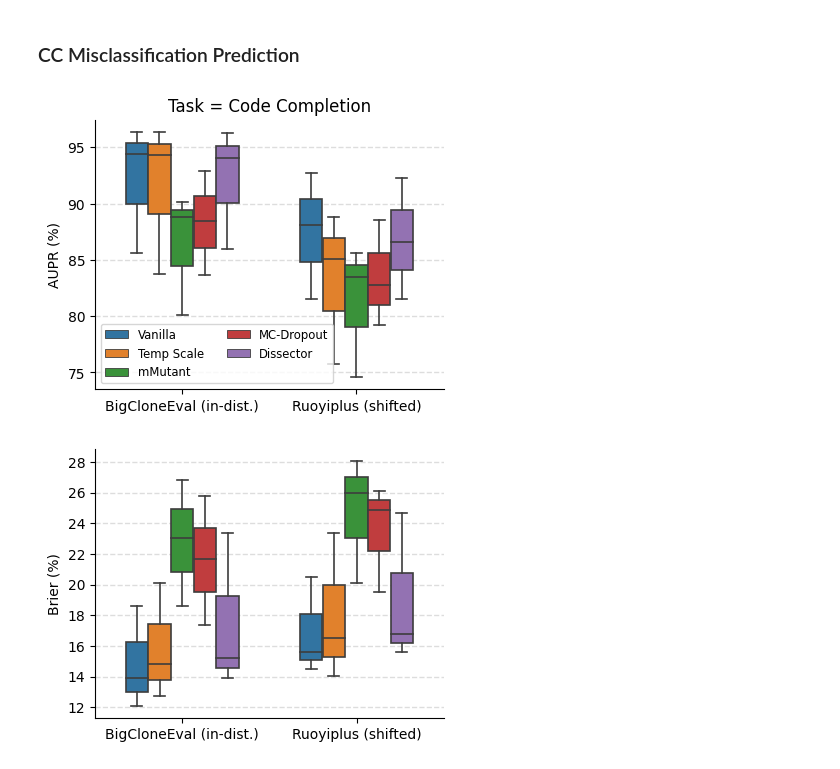
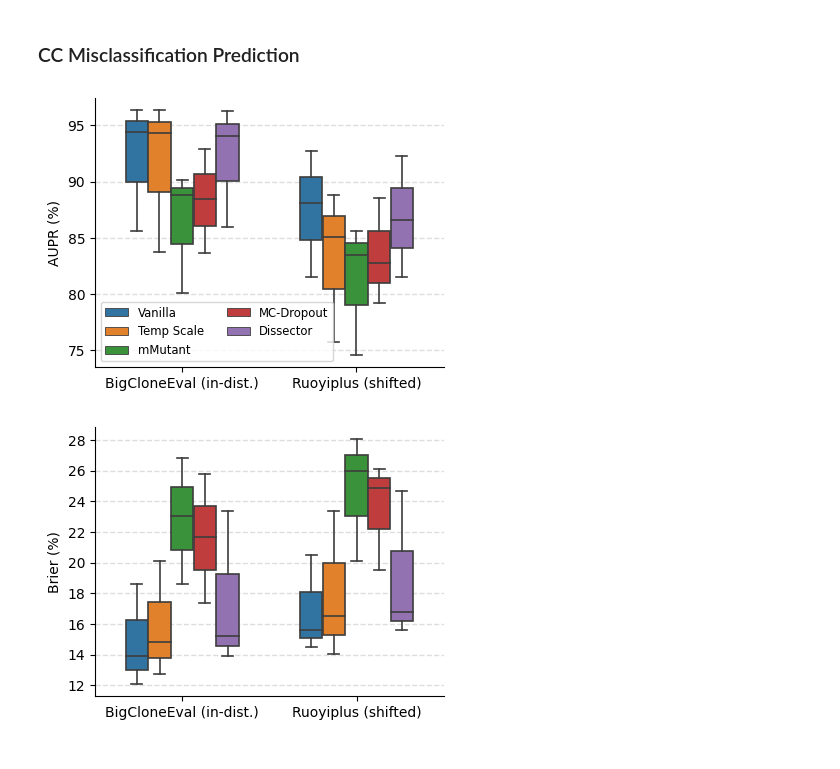
Before and after one commit to yul091/UncertaintyPL, a Jupyter notebook: notebooks/case_study.ipynb, the cells around one changed output. Saved outputs shown, nothing was run; the diff lists cells and outputs as text; code cells hidden in the pictures.

```diff
--- a/notebooks/case_study.ipynb
+++ b/notebooks/case_study.ipynb
@@ -297,35 +297,35 @@ data_melt = pd.melt(
     value_vars=['Validation', 'Shifted'],
     var_name='Shift_Intensity',
     value_name='AUPR',
 )
 data_melt['Shift_Intensity'] = data_melt['Shift_Intensity'].map(shift_intensity_names)
 
 # Plot boxplot using seaborn
 method_order = ['Vanilla', 'Temp Scale', 'mMutant', 'MC-Dropout', 'Dissector']
 plt.figure(figsize=(4.5, 3.5))
 plt.grid(True, color='#DDDDDD', linestyle='--', linewidth=1)
 ax = sns.boxplot(
     data=data_melt,
     x='Shift_Intensity',
     y='AUPR',
     hue='Method',
     hue_order=method_order,
     width=0.65,
     linewidth=1.2,
 )
 ax.set_axisbelow(True)
 ax.spines['right'].set_visible(False)
 ax.spines['top'].set_visible(False)
 ax.legend(ncols=2, fontsize='small')
 # set the y-axis tick labels as integers
 ax.yaxis.set_major_formatter(plt.FormatStrFormatter('%d'))
-plt.title('Task = Code Completion')
+plt.title('')
 plt.xlabel('')
 plt.ylabel('AUPR (%)')
 plt.savefig('../Figure/case_cc_aupr.pdf', bbox_inches='tight')
 plt.show()
 # %% [output]
-[figure, old version]
+[figure, new version]
 # %%
 cc_df_brier = pd.DataFrame({
     'Method': ['Temp Scale', 'Entropy', 'mMutant', 'Vanilla', 'MC-Dropout', 'Dissector'] * 3,
```
Also changed, not shown: parts of 1 cell of this notebook, 4 other files.
